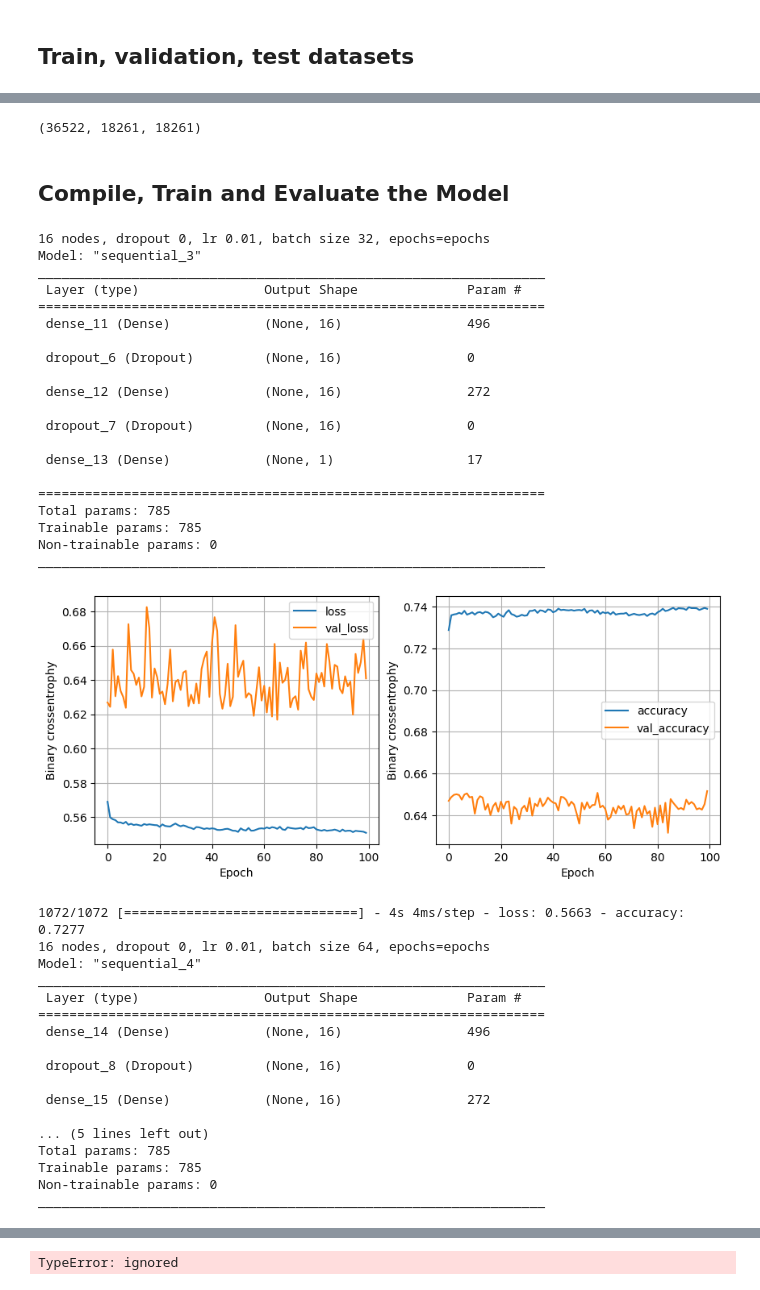
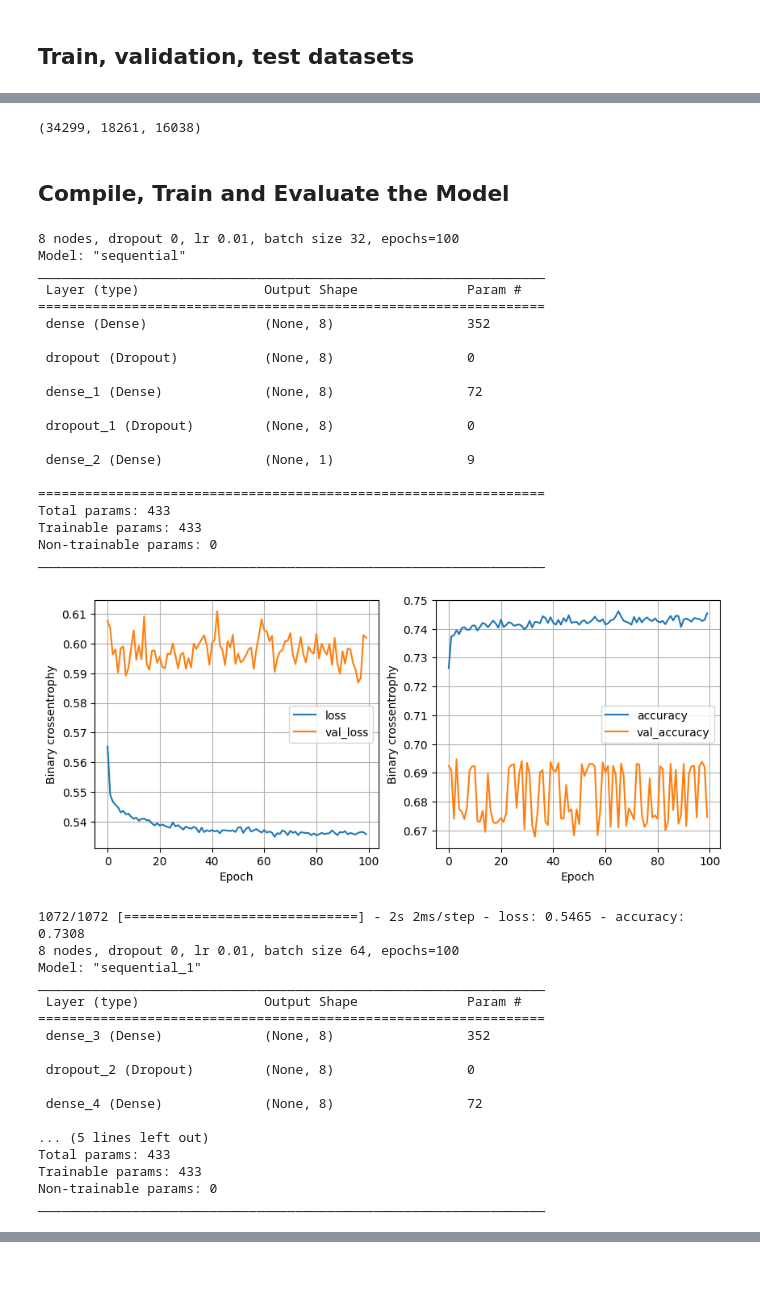
Before and after one commit to mugsiemx/deep-learning-challenge, a Jupyter notebook: AlphabetSoupCharity_Optimization_take1.ipynb, the cells around one changed output, grey strips where cells are left out. Saved outputs shown, nothing was run; the diff lists cells and outputs as text; code cells hidden in the pictures.

Commit message:
save before final run and tweaks

```diff
--- a/AlphabetSoupCharity_Optimization_take1.ipynb
+++ b/AlphabetSoupCharity_Optimization_take1.ipynb
@@ -370,7 +370,7 @@ Name: IS_SUCCESSFUL, Length: 8823, dtype: int64
 ---
 # %%
 # APPLICATION_TYPE - Revise default bins
-application_types_to_replace = app_counts[app_counts < 1000].index.values
+application_types_to_replace = app_counts[app_counts < 500].index.values
 
 # # Replace in dataframe
 for app in application_types_to_replace:
@@ -403,7 +406,7 @@ Other                 114
 Name: AFFILIATION, dtype: Int64
 # %%
 # CLASSIFICATION - Revise default bins
-classification_to_replace = cls_counts[cls_counts < 1000].index.values
+classification_to_replace = cls_counts[cls_counts < 100].index.values
 
 # Replace in dataframe
 for cls in classification_to_replace:
@@ -457,7 +466,7 @@ Name: ask_amt_bin, dtype: int64
 # %% [markdown]
 # Drop unproductive columns, convert categorical variables into zeroes/ones, confirm df
 # %%
-application_df = application_df.drop(['ORGANIZATION', 'STATUS', 'SPECIAL_CONSIDERATIONS', 'ASK_AMT'], axis=1)
+application_df = application_df.drop(['STATUS', 'SPECIAL_CONSIDERATIONS', 'ASK_AMT'], axis=1)
 df.info()
 # %% [output]
 <class 'dask.dataframe.core.DataFrame'>
@@ -603,14 +597,14 @@ train
 #  print(len(train[train['IS_SUCCESSFUL']==0]))
 # %%
 # rescale training data with random oversampler
-train, X_train, y_train = scale_dataset(train, oversample=True)
+train, X_train, y_train = scale_dataset(train, oversample=False)
 valid, X_valid, y_valid = scale_dataset(valid, oversample=False)
 test, X_test, y_test = scale_dataset(test, oversample=False)
 # %%
 # # evenly rebalanced to equal the same number of samples
 len(y_train), sum(y_train == 1), sum(y_train == 0)
 # %% [output]
-(36522, 18261, 18261)
+(34299, 18261, 16038)
 # %% [markdown]
 ## Compile, Train and Evaluate the Model
 # %%
@@ -661,59 +655,62 @@ def train_model(X_train, y_train, nodes, dropout_probability, learning_rate, bat
 # %%
 # set up and run model predictions
 epochs = 100
+filepath = 'deep-learning-challenge/checkpoints/AlphabetSoupCharityFinal.h5'
 
 # view the loss and accuracy of model
 least_val_loss = float('inf')
 least_loss_model = None
 
-for node in [16, 32, 64]:
+# for node in [16, 32, 64]:
+for node in [8, 16, 24]:
   for dropout_probability in [0, 0.2]:
     for learning_rate in [0.01, 0.005, 0.001]:
       for batch_size in [32, 64, 128]:
         print(f'{node} nodes, dropout {dropout_probability}, lr {learning_rate}, batch size {batch_size}, epochs={epochs}')
         nn, history = train_model(X_train, y_train, node, dropout_probability, learning_rate, batch_size, epochs)
         plot_history(history)
         val_loss = nn.evaluate(X_valid, y_valid)
-        val_loss = sum(val_loss)
-        if sum(val_loss) < least_val_loss:
-          least_val_loss = sum(val_loss)
+        if val_loss[0] < least_val_loss:
+          least_val_loss = val_loss[0]
           least_loss_model = nn
+          tf.keras.saving.save_model(
+          nn, filepath, overwrite=True, save_format=None)
 # %% [output]
-16 nodes, dropout 0, lr 0.01, batch size 32, epochs=epochs
-Model: "sequential_3"
+8 nodes, dropout 0, lr 0.01, batch size 32, epochs=100
+Model: "sequential"
 _________________________________________________________________
  Layer (type)                Output Shape              Param #
 =================================================================
- dense_11 (Dense)            (None, 16)                496
+ dense (Dense)               (None, 8)                 352
 
- dropout_6 (Dropout)         (None, 16)                0
+ dropout (Dropout)           (None, 8)                 0
 
- dense_12 (Dense)            (None, 16)                272
+ dense_1 (Dense)             (None, 8)                 72
 
- dropout_7 (Dropout)         (None, 16)                0
+ dropout_1 (Dropout)         (None, 8)                 0
 
- dense_13 (Dense)            (None, 1)                 17
+ dense_2 (Dense)             (None, 1)                 9
 
 =================================================================
-Total params: 785
-Trainable params: 785
+Total params: 433
+Trainable params: 433
 Non-trainable params: 0
 _________________________________________________________________
-[figure, old version]
+[figure, new version]
-1072/1072 [==============================] - 4s 4ms/step - loss: 0.5663 - accuracy: 0.7277
-16 nodes, dropout 0, lr 0.01, batch size 64, epochs=epochs
-Model: "sequential_4"
+1072/1072 [==============================] - 2s 2ms/step - loss: 0.5465 - accuracy: 0.7308
+8 nodes, dropout 0, lr 0.01, batch size 64, epochs=100
+Model: "sequential_1"
 _________________________________________________________________
  Layer (type)                Output Shape              Param #
 =================================================================
- dense_14 (Dense)            (None, 16)                496
+ dense_3 (Dense)             (None, 8)                 352
 
- dropout_8 (Dropout)         (None, 16)                0
+ dropout_2 (Dropout)         (None, 8)                 0
 
- dense_15 (Dense)            (None, 16)                272
+ dense_4 (Dense)             (None, 8)                 72
 
 ... (5 lines left out)
-Total params: 785
-Trainable params: 785
+Total params: 433
+Trainable params: 433
 Non-trainable params: 0
 _________________________________________________________________
@@ -722 +717,0 @@ _________________________________________________________________
-TypeError: ignored
```
Also changed, not shown: parts of 17 cells of this notebook.
